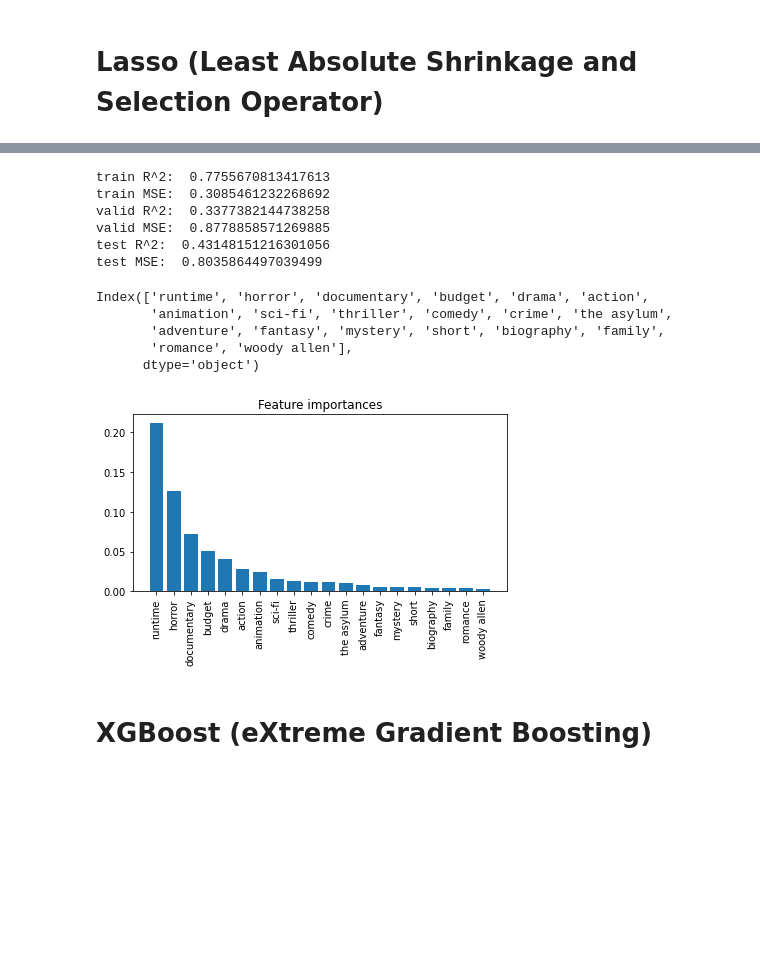
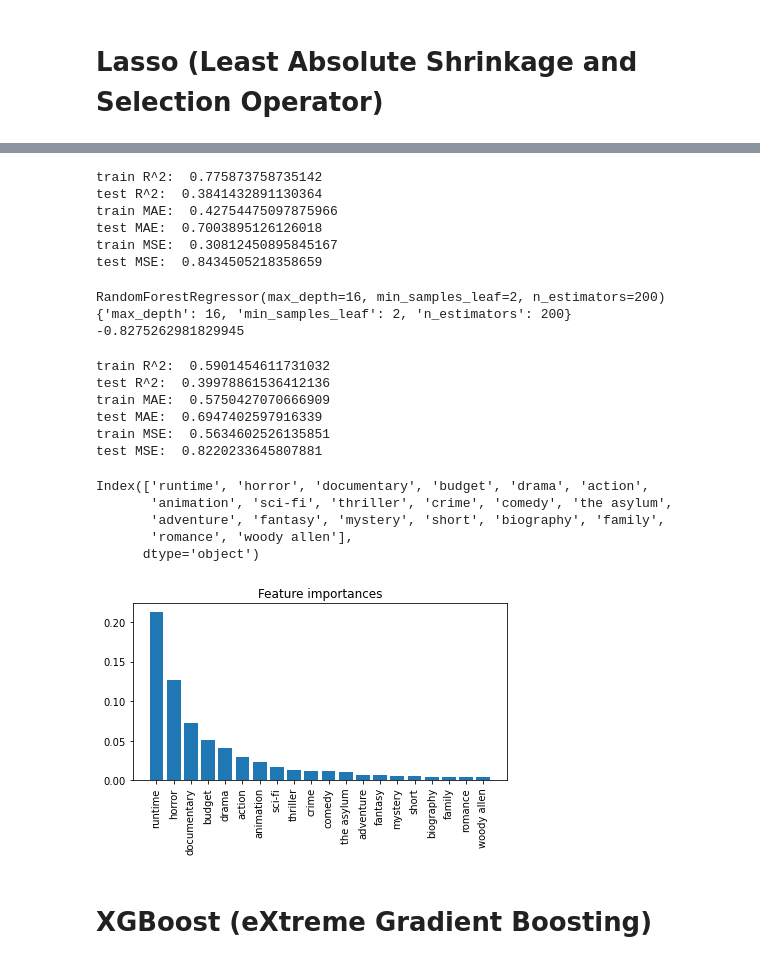
Before and after one commit to nenadperisic/PredictingMovieRatings, a Jupyter notebook: src/regression.ipynb, the cells around one changed output, grey strips where cells are left out. Cells and saved outputs as stored; diff of their text form; code cells hidden in the pictures; blank space fills up the shorter version.

```diff
--- a/src/regression.ipynb
+++ b/src/regression.ipynb
@@ -16,7 +17,7 @@ from sklearn.model_selection import GridSearchCV
 # %%
 train_data = pd.read_csv('../data/train_final.csv')
 train_data = train_data.drop(columns = ['Genre', 'actors', 'director', 'companies', 'overview'])
-train_X = train_data.drop(columns=['IMDB Score'])
+X_train = train_data.drop(columns=['IMDB Score'])
 print(np.cov(train_data['IMDB Score']))
 # %% [output]
 1.3749116441929752
@@ -104,20 +194,18 @@ test MSE:  0.953172175144332
 # %%
-RandomForestReg = RandomForestRegressor(n_estimators=100, max_depth=32).fit(train_X, train_data['IMDB Score'])
+RandomForestReg = RandomForestRegressor(n_estimators=100, max_depth=32).fit(X_train, train_data['IMDB Score'])
 # %%
-print('train R^2: ', RandomForestReg.score(train_X, train_data['IMDB Score']))
-print('train MAE: ', mean_absolute_error(RandomForestReg.predict(train_X), train_data['IMDB Score']))
-print('train MSE: ', mean_squared_error(RandomForestReg.predict(train_X), train_data['IMDB Score']))
+print('train R^2: ', RandomForestReg.score(X_train, train_data['IMDB Score']))
+print('test R^2: ', RandomForestReg.score(X_test, test_data['IMDB Score']))
 
-# print('valid R^2: ', RandomForestReg.score(valid_X, valid_data['IMDB Score']))
-# print('valid MSE: ', mean_squared_error(RandomForestReg.predict(valid_X), valid_data['IMDB Score']))
+print('train MAE: ', mean_absolute_error(RandomForestReg.predict(X_train), train_data['IMDB Score']))
+print('test MAE: ', mean_absolute_error(RandomForestReg.predict(X_test), test_data['IMDB Score']))
 
-print('test R^2: ', RandomForestReg.score(test_X, test_data['IMDB Score']))
-print('test MAE: ', mean_absolute_error(RandomForestReg.predict(test_X), test_data['IMDB Score']))
-print('test MSE: ', mean_squared_error(RandomForestReg.predict(test_X), test_data['IMDB Score']))
+print('train MSE: ', mean_squared_error(RandomForestReg.predict(X_train), train_data['IMDB Score']))
+print('test MSE: ', mean_squared_error(RandomForestReg.predict(X_test), test_data['IMDB Score']))
 # %% [output]
-train R^2:  0.7755670813417613
-train MSE:  0.3085461232268692
-valid R^2:  0.3377382144738258
-valid MSE:  0.8778858571269885
-test R^2:  0.43148151216301056
-test MSE:  0.8035864497039499
+train R^2:  0.775873758735142
+test R^2:  0.3841432891130364
+train MAE:  0.42754475097875966
+test MAE:  0.7003895126126018
+train MSE:  0.30812450895845167
+test MSE:  0.8434505218358659
@@ -124,20 +215,46 @@ test MSE:  0.8035864497039499
+# %%
+print(randomForestModel.best_estimator_)
+print(randomForestModel.best_params_)
+print(randomForestModel.best_score_)
+# %% [output]
+RandomForestRegressor(max_depth=16, min_samples_leaf=2, n_estimators=200)
+{'max_depth': 16, 'min_samples_leaf': 2, 'n_estimators': 200}
+-0.8275262981829945
+# %%
+randomForestGrid = RandomForestRegressor(n_estimators=200, max_depth=16, min_samples_leaf=2).fit(X_train, train_data['IMDB Score'])
+
+print('train R^2: ', randomForestGrid.score(X_train, train_data['IMDB Score']))
+print('test R^2: ', randomForestGrid.score(X_test, test_data['IMDB Score']))
+
+print('train MAE: ', mean_absolute_error(randomForestGrid.predict(X_train), train_data['IMDB Score']))
+print('test MAE: ', mean_absolute_error(randomForestGrid.predict(X_test), test_data['IMDB Score']))
+
+print('train MSE: ', mean_squared_error(randomForestGrid.predict(X_train), train_data['IMDB Score']))
+print('test MSE: ', mean_squared_error(randomForestGrid.predict(X_test), test_data['IMDB Score']))
+# %% [output]
+train R^2:  0.5901454611731032
+test R^2:  0.39978861536412136
+train MAE:  0.5750427070666909
+test MAE:  0.6947402597916339
+train MSE:  0.5634602526135851
+test MSE:  0.8220233645807881
 # %%
 featureImportances = np.argsort(RandomForestReg.feature_importances_)[::-1]
-print(train_X.columns[featureImportances[:20]])
+print(X_train.columns[featureImportances[:20]])
 plt.figure()
 plt.title("Feature importances")
 plt.bar(range(20),RandomForestReg.feature_importances_[featureImportances[:20]])
-plt.xticks(range(20), train_X.columns[featureImportances[:20]], rotation='vertical')
+plt.xticks(range(20), X_train.columns[featureImportances[:20]], rotation='vertical')
 plt.tight_layout()
 plt.savefig('../data/randomforest.png')
 plt.show()
 # %% [output]
 Index(['runtime', 'horror', 'documentary', 'budget', 'drama', 'action',
-       'animation', 'sci-fi', 'thriller', 'comedy', 'crime', 'the asylum',
+       'animation', 'sci-fi', 'thriller', 'crime', 'comedy', 'the asylum',
        'adventure', 'fantasy', 'mystery', 'short', 'biography', 'family',
        'romance', 'woody allen'],
       dtype='object')
-[figure, old version]
+[figure, new version]
 # %% [markdown]
 # XGBoost (eXtreme Gradient Boosting)
 # %%
```
Also changed, not shown: parts of 21 cells of this notebook, 5 other files.
